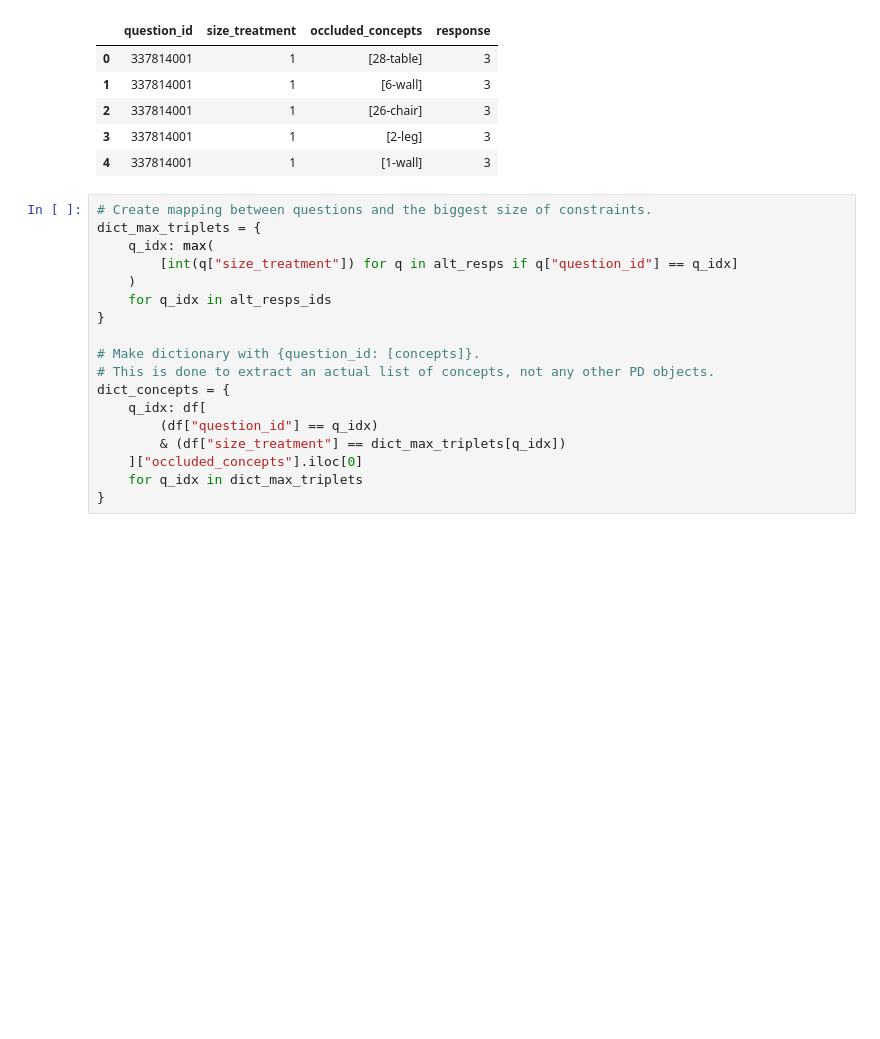
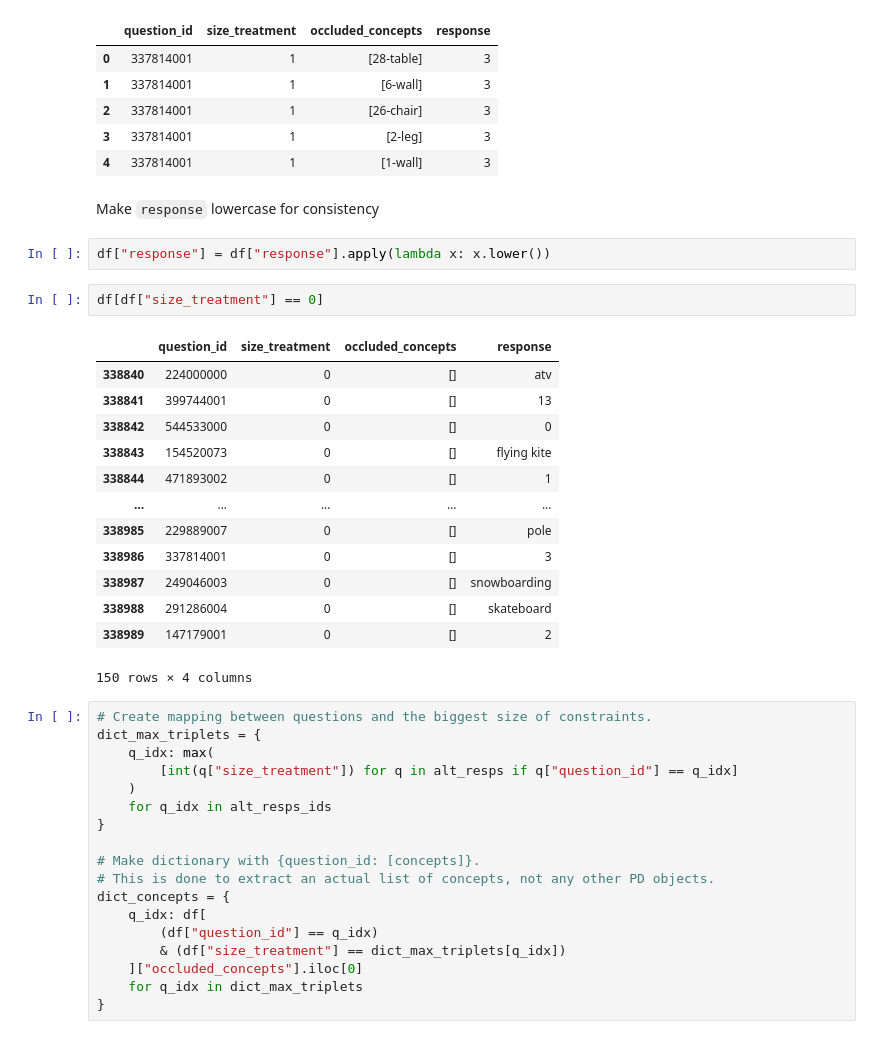
Before and after one commit to LCorti/vlm_diagnosis, a Jupyter notebook: causal_analysis/causal_effects.ipynb, the cells around one changed output. Saved outputs shown, nothing was run; the diff lists cells and outputs as text; blank space fills up the shorter version.

````diff
--- a/causal_analysis/causal_effects.ipynb
+++ b/causal_analysis/causal_effects.ipynb
@@ -104,6 +110,26 @@ df.head()
 | 2 | 337814001 | 1 | [26-chair] | 3 |
 | 3 | 337814001 | 1 | [2-leg] | 3 |
 | 4 | 337814001 | 1 | [1-wall] | 3 |
+# %% [markdown]
+Make ```response``` lowercase for consistency
+# %%
+df["response"] = df["response"].apply(lambda x: x.lower())
+# %%
+df[df["size_treatment"] == 0]
+# %% [output]
+|  | question_id | size_treatment | occluded_concepts | response |
+| 338840 | 224000000 | 0 | [] | atv |
+| 338841 | 399744001 | 0 | [] | 13 |
+| 338842 | 544533000 | 0 | [] | 0 |
+| 338843 | 154520073 | 0 | [] | flying kite |
+| 338844 | 471893002 | 0 | [] | 1 |
+| ... | ... | ... | ... | ... |
+| 338985 | 229889007 | 0 | [] | pole |
+| 338986 | 337814001 | 0 | [] | 3 |
+| 338987 | 249046003 | 0 | [] | snowboarding |
+| 338988 | 291286004 | 0 | [] | skateboard |
+| 338989 | 147179001 | 0 | [] | 2 |
+150 rows × 4 columns
 # %%
 # Create mapping between questions and the biggest size of constraints.
 dict_max_triplets = {
````
Also changed, not shown: parts of 31 cells of this notebook.
